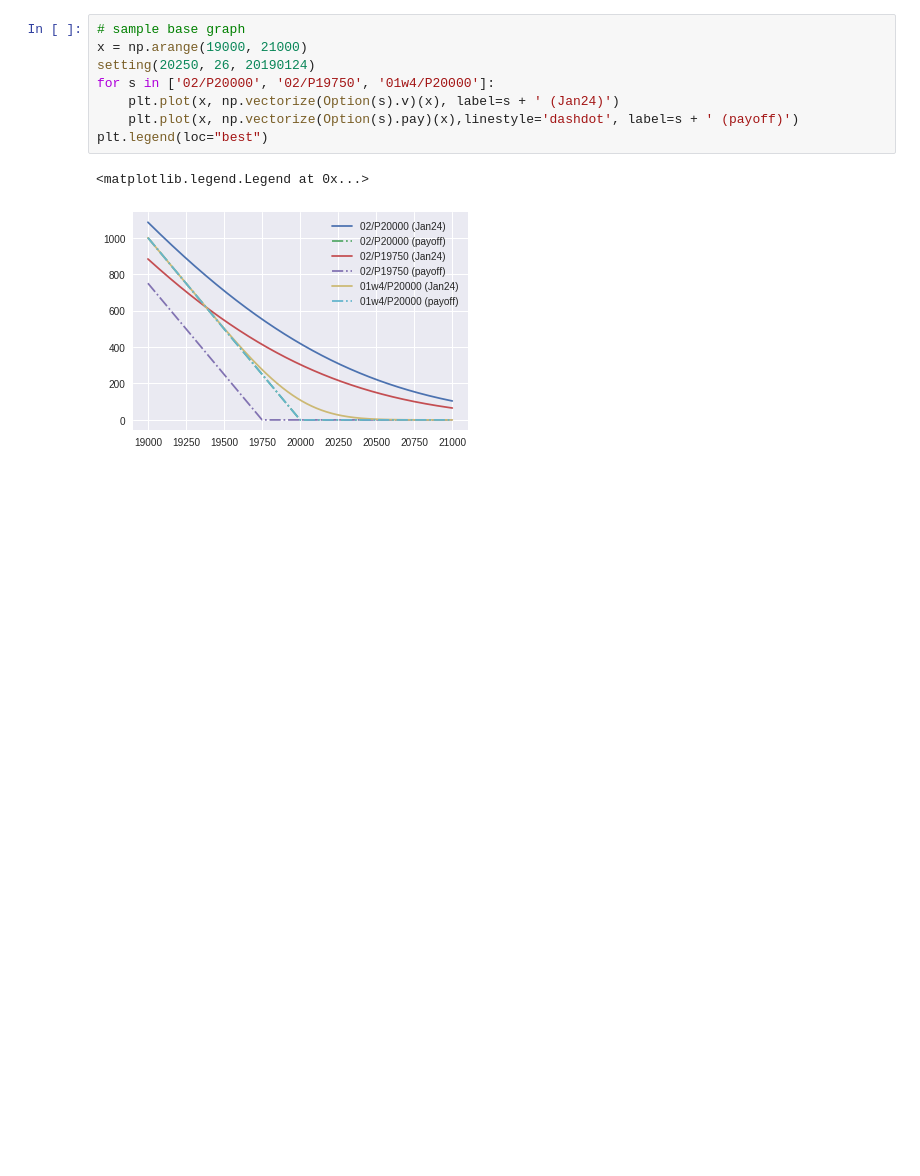
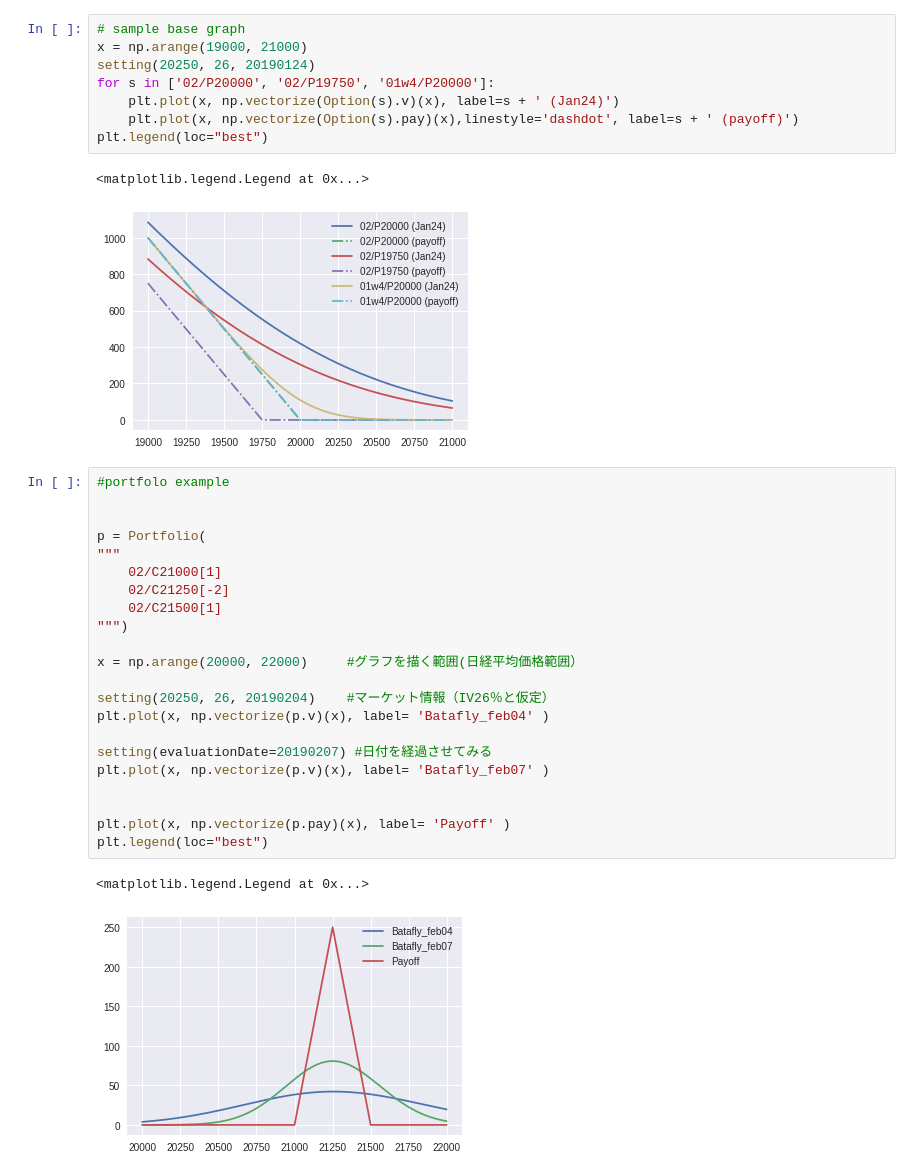
Before and after one commit to zaq9/simpleOption, a Jupyter notebook: example_graph.ipynb, the cells around one changed output. Cells and saved outputs as stored; diff of their text form; blank space fills up the shorter version.

```diff
--- a/example_graph.ipynb
+++ b/example_graph.ipynb
@@ -38,3 +22,28 @@ plt.legend(loc="best")
 # %% [output]
 <matplotlib.legend.Legend at 0x...>
 [figure]
+# %%
+#portfolo example
+
+
+p = Portfolio(
+"""
+	02/C21000[1]
+	02/C21250[-2]
+	02/C21500[1]
+""")
+
+x = np.arange(20000, 22000)     #グラフを描く範囲(日経平均価格範囲）
+
+setting(20250, 26, 20190204)    #マーケット情報（IV26％と仮定）
+plt.plot(x, np.vectorize(p.v)(x), label= 'Batafly_feb04' )
+
+setting(evaluationDate=20190207) #日付を経過させてみる
+plt.plot(x, np.vectorize(p.v)(x), label= 'Batafly_feb07' )
+
+
+plt.plot(x, np.vectorize(p.pay)(x), label= 'Payoff' )
+plt.legend(loc="best")
+# %% [output]
+<matplotlib.legend.Legend at 0x...>
+[figure, added]
```
Also changed, not shown: parts of 1 cell of this notebook.
